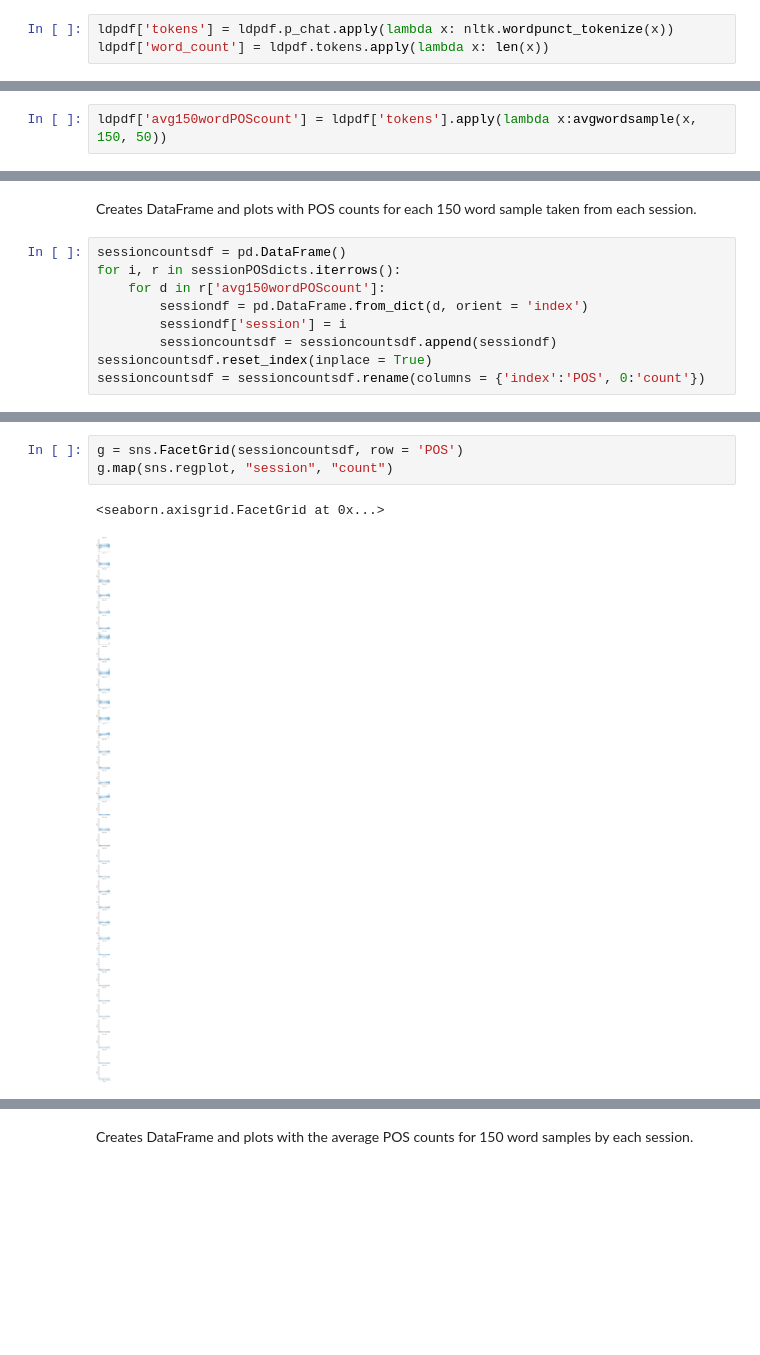
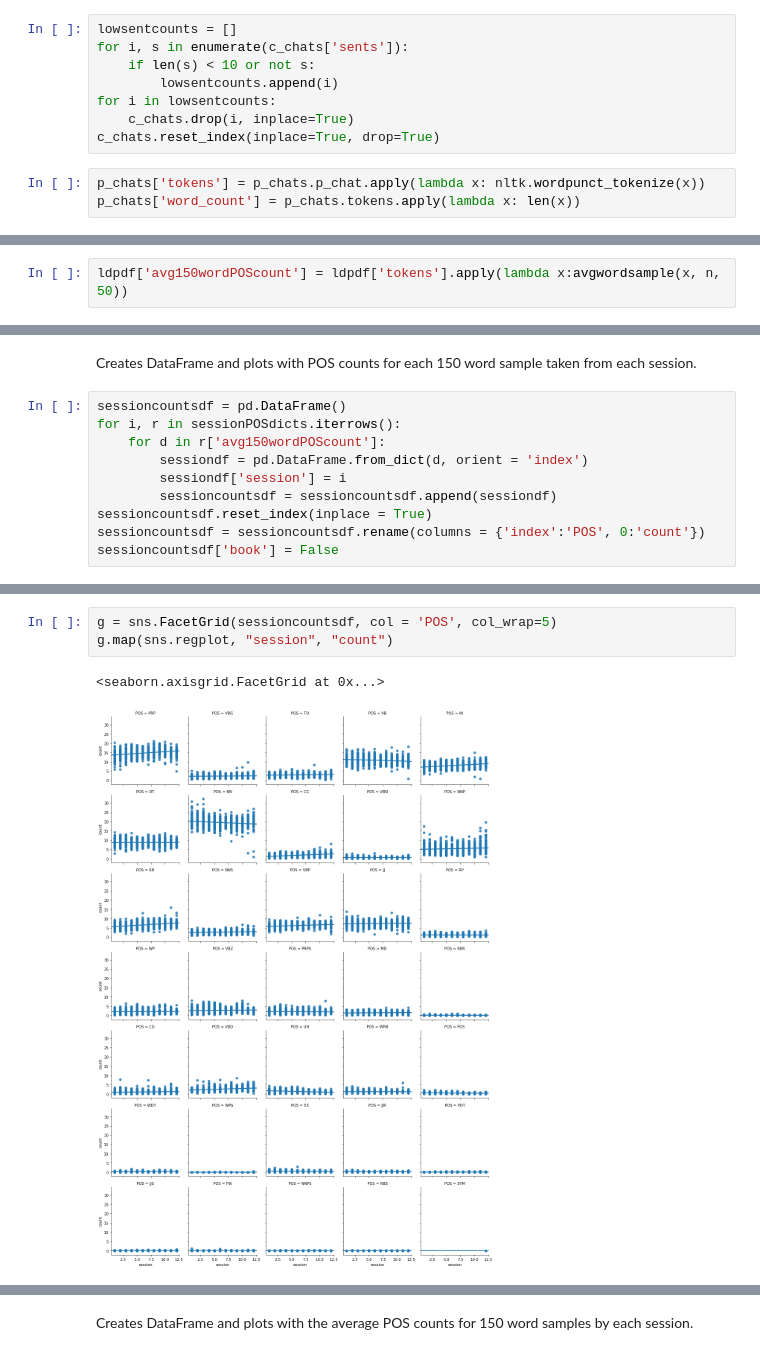
Before and after one commit to jgdenby/content-analysis-2018, a Jupyter notebook: ChildBookProject/FinalProj.ipynb, the cells around one changed output, grey strips where cells are left out. Cells and saved outputs as stored; diff of their text form; blank space fills up the shorter version.

```diff
--- a/ChildBookProject/FinalProj.ipynb
+++ b/ChildBookProject/FinalProj.ipynb
@@ -226,6 +289,14 @@ ldpdf = pd.read_csv('ldpdf.csv', index_col=0)
+# %%
+lowsentcounts = []
+for i, s in enumerate(c_chats['sents']):
+    if len(s) < 10 or not s:
+        lowsentcounts.append(i)
+for i in lowsentcounts:
+    c_chats.drop(i, inplace=True)
+c_chats.reset_index(inplace=True, drop=True)
 # %%
-ldpdf['tokens'] = ldpdf.p_chat.apply(lambda x: nltk.wordpunct_tokenize(x))
-ldpdf['word_count'] = ldpdf.tokens.apply(lambda x: len(x))
+p_chats['tokens'] = p_chats.p_chat.apply(lambda x: nltk.wordpunct_tokenize(x))
+p_chats['word_count'] = p_chats.tokens.apply(lambda x: len(x))
 # %%
 #set word sample size
 n = 150
@@ -241,5 +314,5 @@ ldpdf.head()
 # %%
-ldpdf['avg150wordPOScount'] = ldpdf['tokens'].apply(lambda x:avgwordsample(x, 150, 50))
+ldpdf['avg150wordPOScount'] = ldpdf['tokens'].apply(lambda x:avgwordsample(x, n, 50))
 # %%
 sessionPOSdicts = ldpdf.groupby('session').avg150wordPOScount.apply(list)
 # %%
@@ -267,4 +340,5 @@ for i, r in sessionPOSdicts.iterrows():
         sessioncountsdf = sessioncountsdf.append(sessiondf)
 sessioncountsdf.reset_index(inplace = True)
 sessioncountsdf = sessioncountsdf.rename(columns = {'index':'POS', 0:'count'})
+sessioncountsdf['book'] = False
 # %%
@@ -279,6 +365,6 @@ sessioncountsdf.tail()
 # %%
-g = sns.FacetGrid(sessioncountsdf, row = 'POS')
+g = sns.FacetGrid(sessioncountsdf, col = 'POS', col_wrap=5)
 g.map(sns.regplot, "session", "count")
 # %% [output]
 <seaborn.axisgrid.FacetGrid at 0x...>
-[figure, old version]
+[figure, new version]
```
Also changed, not shown: parts of 38 cells of this notebook, 3 other files.
